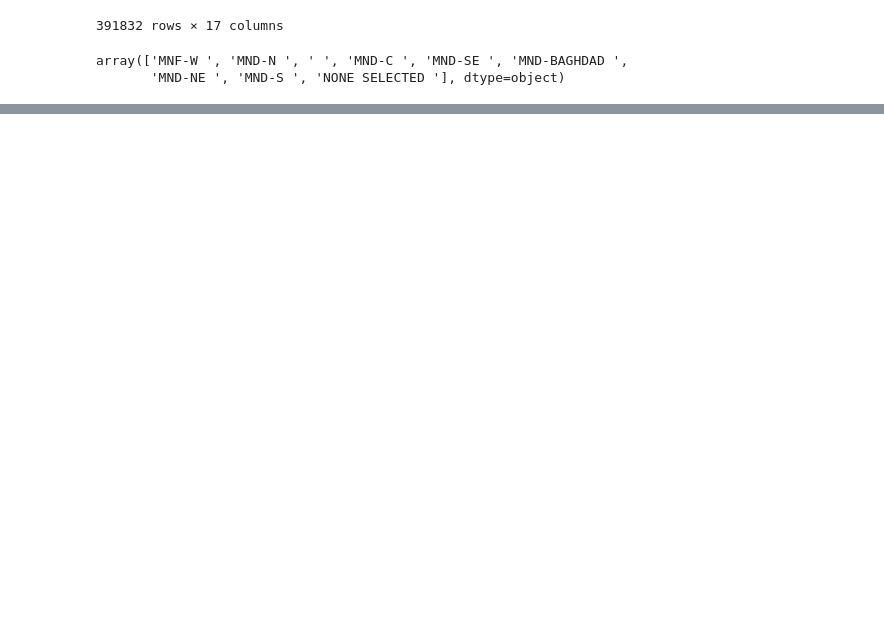
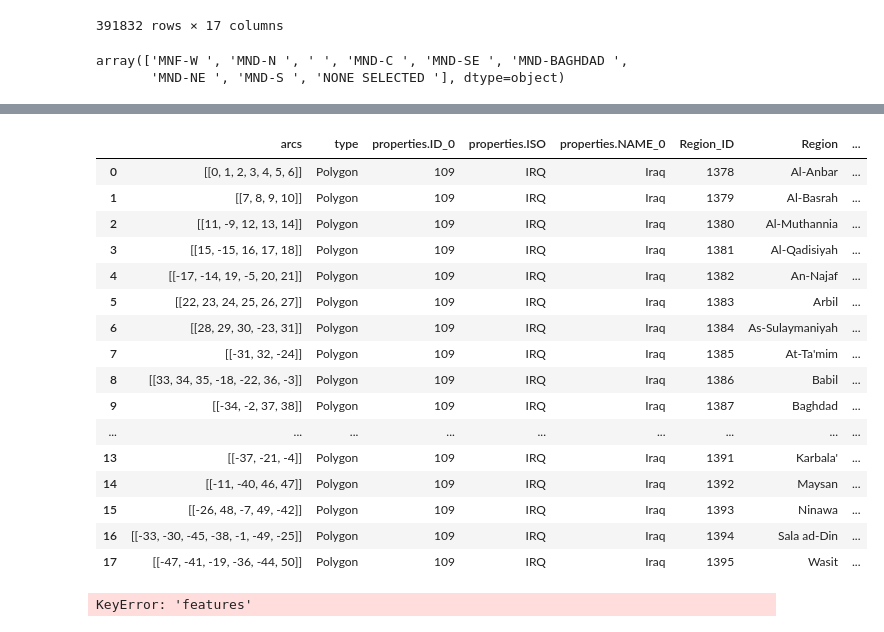
Before and after one commit to FreGeh/iraq-war-logs, a Jupyter notebook: cleaning.ipynb, the cells around one changed output, grey strips where cells are left out. Saved outputs shown, nothing was run; the diff lists cells and outputs as text; code cells hidden in the pictures; blank space fills up the shorter version.

```diff
--- a/cleaning.ipynb
+++ b/cleaning.ipynb
@@ -55,3 +55,19 @@ df["Region"].unique()
 # %% [output]
 array(['MNF-W ', 'MND-N ', ' ', 'MND-C ', 'MND-SE ', 'MND-BAGHDAD ',
        'MND-NE ', 'MND-S ', 'NONE SELECTED '], dtype=object)
+# %%
+import plotly.express as px
+import pandas as pd
+import json
+
+# Load GeoJSON file
+with open("iraq.json") as f:
+    iraq_geojson = json.load(f)
+# %%
+import pandas as pd
+from pandas import json_normalize
+
+# Assuming json_data is already loaded
+
+# Convert JSON data to DataFrame
+json_df = json_normalize(iraq_geojson['objects']['IRQ_adm1']['geometries'])
@@ -57,0 +94,57 @@ array(['MNF-W ', 'MND-N ', ' ', 'MND-C ', 'MND-SE ', 'MND-BAGHDAD ',
+# %%
+
+
+# Rename columns for a consistent mapping
+json_df.rename(columns={'properties.NAME_1': 'Region', 'properties.ID_1': 'Region_ID'}, inplace=True)
+# %%
+json_df
+# %% [output]
+|  | arcs | type | properties.ID_0 | properties.ISO | properties.NAME_0 | Region_ID | Region | ... |
+| 0 | [[0, 1, 2, 3, 4, 5, 6]] | Polygon | 109 | IRQ | Iraq | 1378 | Al-Anbar | ... |
+| 1 | [[7, 8, 9, 10]] | Polygon | 109 | IRQ | Iraq | 1379 | Al-Basrah | ... |
+| 2 | [[11, -9, 12, 13, 14]] | Polygon | 109 | IRQ | Iraq | 1380 | Al-Muthannia | ... |
+| 3 | [[15, -15, 16, 17, 18]] | Polygon | 109 | IRQ | Iraq | 1381 | Al-Qadisiyah | ... |
+| 4 | [[-17, -14, 19, -5, 20, 21]] | Polygon | 109 | IRQ | Iraq | 1382 | An-Najaf | ... |
+| 5 | [[22, 23, 24, 25, 26, 27]] | Polygon | 109 | IRQ | Iraq | 1383 | Arbil | ... |
+| 6 | [[28, 29, 30, -23, 31]] | Polygon | 109 | IRQ | Iraq | 1384 | As-Sulaymaniyah | ... |
+| 7 | [[-31, 32, -24]] | Polygon | 109 | IRQ | Iraq | 1385 | At-Ta'mim | ... |
+| 8 | [[33, 34, 35, -18, -22, 36, -3]] | Polygon | 109 | IRQ | Iraq | 1386 | Babil | ... |
+| 9 | [[-34, -2, 37, 38]] | Polygon | 109 | IRQ | Iraq | 1387 | Baghdad | ... |
+| ... | ... | ... | ... | ... | ... | ... | ... | ... |
+| 13 | [[-37, -21, -4]] | Polygon | 109 | IRQ | Iraq | 1391 | Karbala' | ... |
+| 14 | [[-11, -40, 46, 47]] | Polygon | 109 | IRQ | Iraq | 1392 | Maysan | ... |
+| 15 | [[-26, 48, -7, 49, -42]] | Polygon | 109 | IRQ | Iraq | 1393 | Ninawa | ... |
+| 16 | [[-33, -30, -45, -38, -1, -49, -25]] | Polygon | 109 | IRQ | Iraq | 1394 | Sala ad-Din | ... |
+| 17 | [[-47, -41, -19, -36, -44, 50]] | Polygon | 109 | IRQ | Iraq | 1395 | Wasit | ... |
+# %%
+import plotly.express as px
+import pandas as pd
+import json
+
+# Load GeoJSON file
+with open("iraq.json") as f:
+    iraq_geojson = json.load(f)
+
+# Function to extract coordinates from GeoJSON
+def extract_coordinates(geojson):
+    coordinates = []
+
+    def extract_polygon_coords(polygon):
+        for coord in polygon:
+            coordinates.append(coord)
+        return coordinates
+
+    for feature in geojson['features']:
+        geometry = feature['geometry']
+        if geometry['type'] == 'Polygon':
+            extract_polygon_coords(geometry['coordinates'][0])
+        elif geometry['type'] == 'MultiPolygon':
+            for polygon in geometry['coordinates']:
+                extract_polygon_coords(polygon[0])
+    return coordinates
+
+# Extract coordinates
+iraq_coordinates = extract_coordinates(iraq_geojson)
+print(iraq_coordinates)
+# %% [output]
+KeyError: 'features'
```
Also changed, not shown: parts of 4 cells of this notebook, 7 other files.
